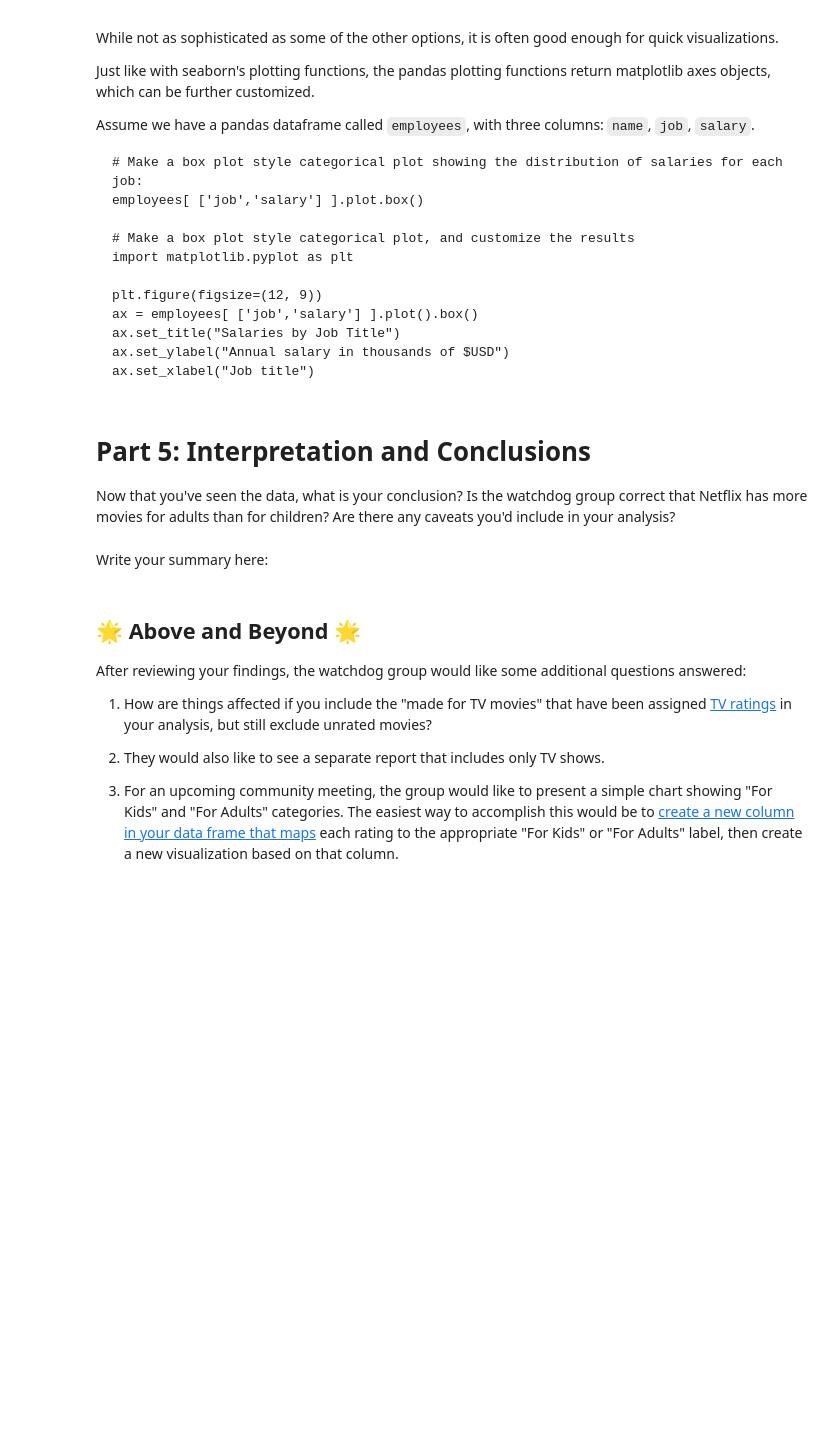
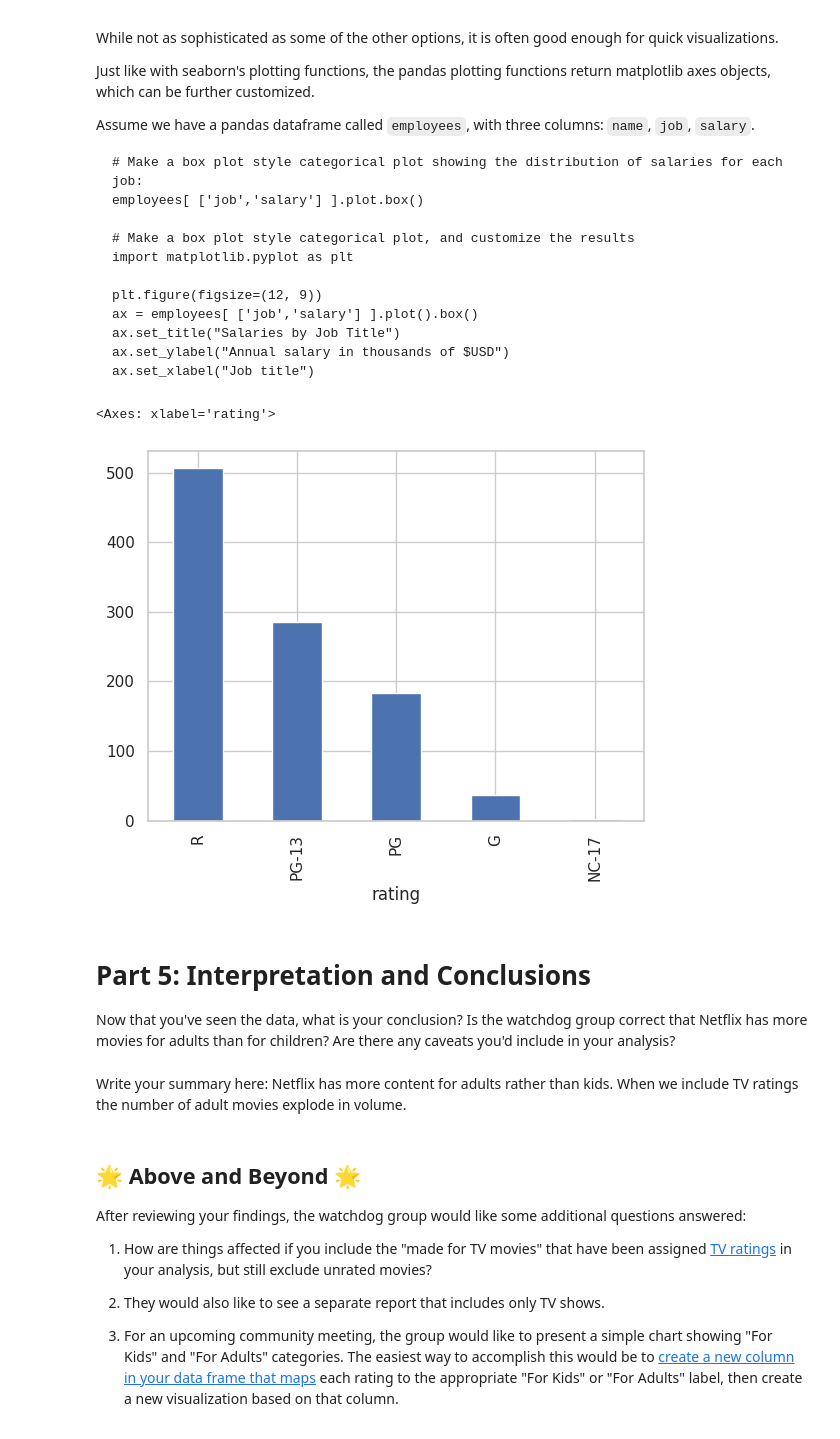
Before and after one commit to askette828/TextMemorizer, a Jupyter notebook: notebooks/Exploration_01.ipynb, the cells around one changed output. Saved outputs shown, nothing was run; the diff lists cells and outputs as text; code cells hidden in the pictures; blank space fills up the shorter version.

```diff
--- a/notebooks/Exploration_01.ipynb
+++ b/notebooks/Exploration_01.ipynb
@@ -258,15 +271,20 @@ Assume we have a pandas dataframe called `employees`, with three columns: `name`
 # %%
 # Use pandas' built in plotting functions to create a count plot comparing the count of each movie rating
 # This will be a little trickier than the other libraries, but one hint is that the pandas value_counts() function
 # actually returns a dataframe.
+mpaa['rating'].value_counts().plot.bar()
+# %% [output]
+<Axes: xlabel='rating'>
+[figure, added]
 # %% [markdown]
 # Part 5: Interpretation and Conclusions
 
 Now that you've seen the data, what is your conclusion? Is the watchdog group
 correct that Netflix has more movies for adults than for children? Are there any
 caveats you'd include in your analysis?
-# %% [markdown]
-Write your summary here:
+# %% [markdown]
+Write your summary here:
+Netflix has more content for adults rather than kids. When we include TV ratings the number of adult movies explode in volume.
 # %% [markdown]
 ## 🌟 Above and Beyond 🌟
 
```
Also changed, not shown: parts of 6 cells of this notebook.
